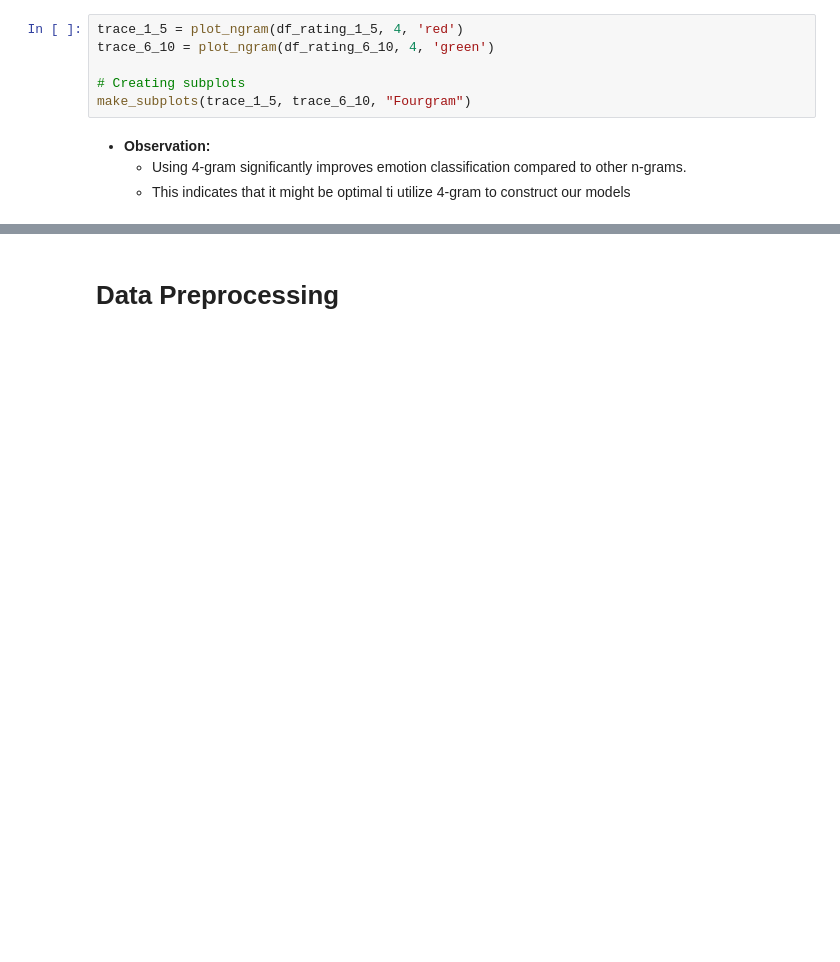
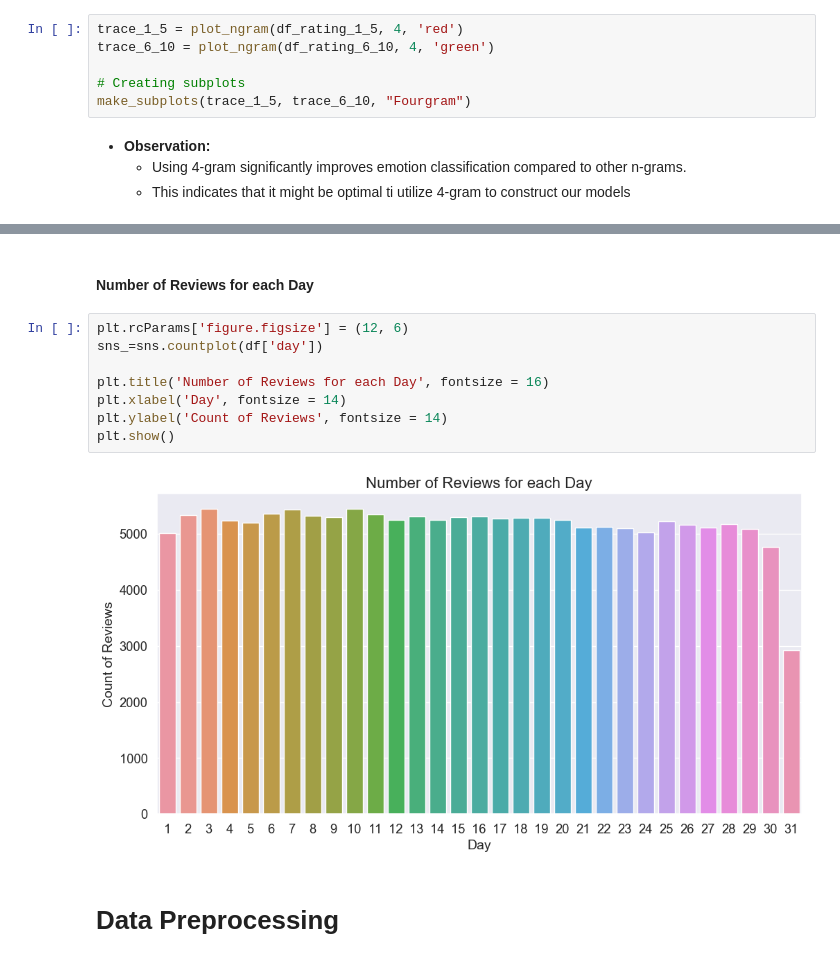
Before and after one commit to helenaglaring/AIML, a Jupyter notebook: AIML_drug_review.ipynb, the cells around one changed output, grey strips where cells are left out. Cells and saved outputs as stored; diff of their text form; blank space fills up the shorter version.

```diff
--- a/AIML_drug_review.ipynb
+++ b/AIML_drug_review.ipynb
@@ -775,3 +847,15 @@ make_subplots(trace_1_5, trace_6_10, "Fourgram")
+# %% [markdown]
+#### Number of Reviews for each Day
+# %%
+plt.rcParams['figure.figsize'] = (12, 6)
+sns_=sns.countplot(df['day'])
+
+plt.title('Number of Reviews for each Day', fontsize = 16)
+plt.xlabel('Day', fontsize = 14)
+plt.ylabel('Count of Reviews', fontsize = 14)
+plt.show()
+# %% [output]
+[figure, added]
 # %% [markdown]
 # Data Preprocessing
 # %% [markdown]
```
Also changed, not shown: parts of 19 cells of this notebook.
